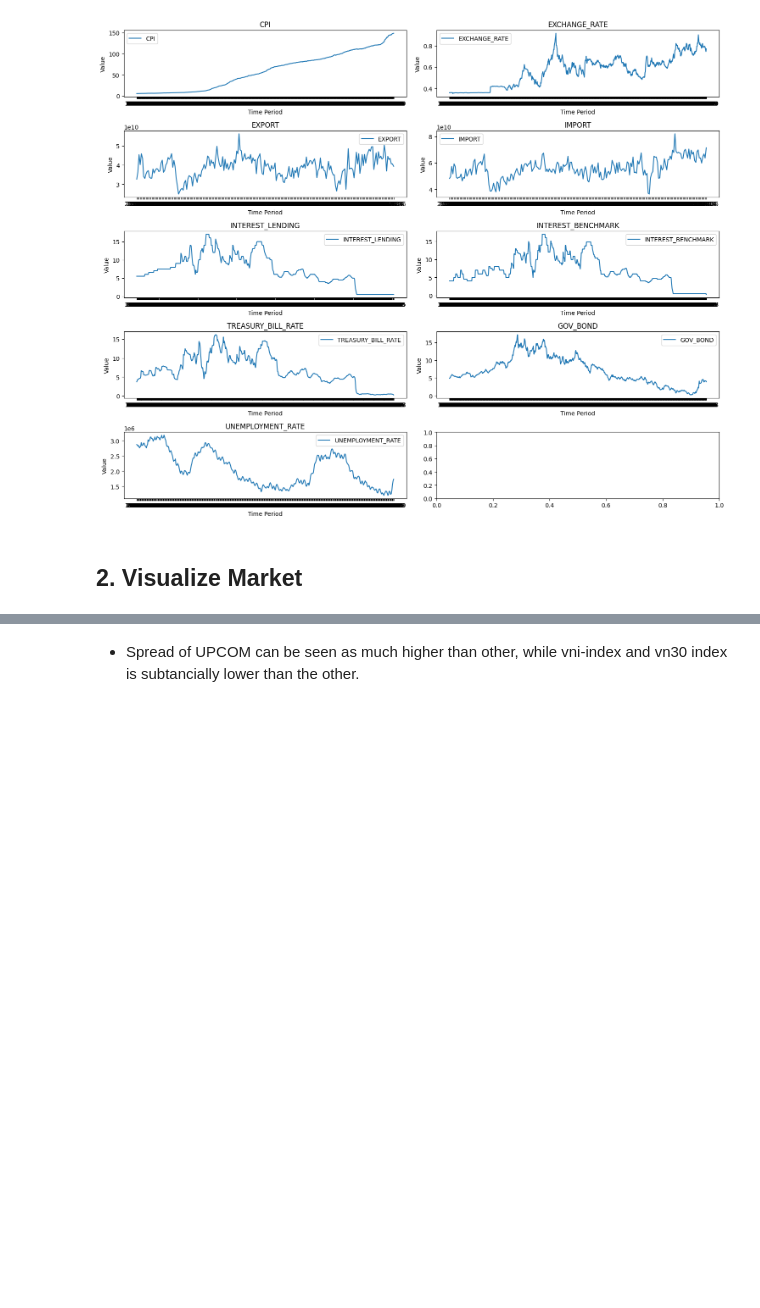
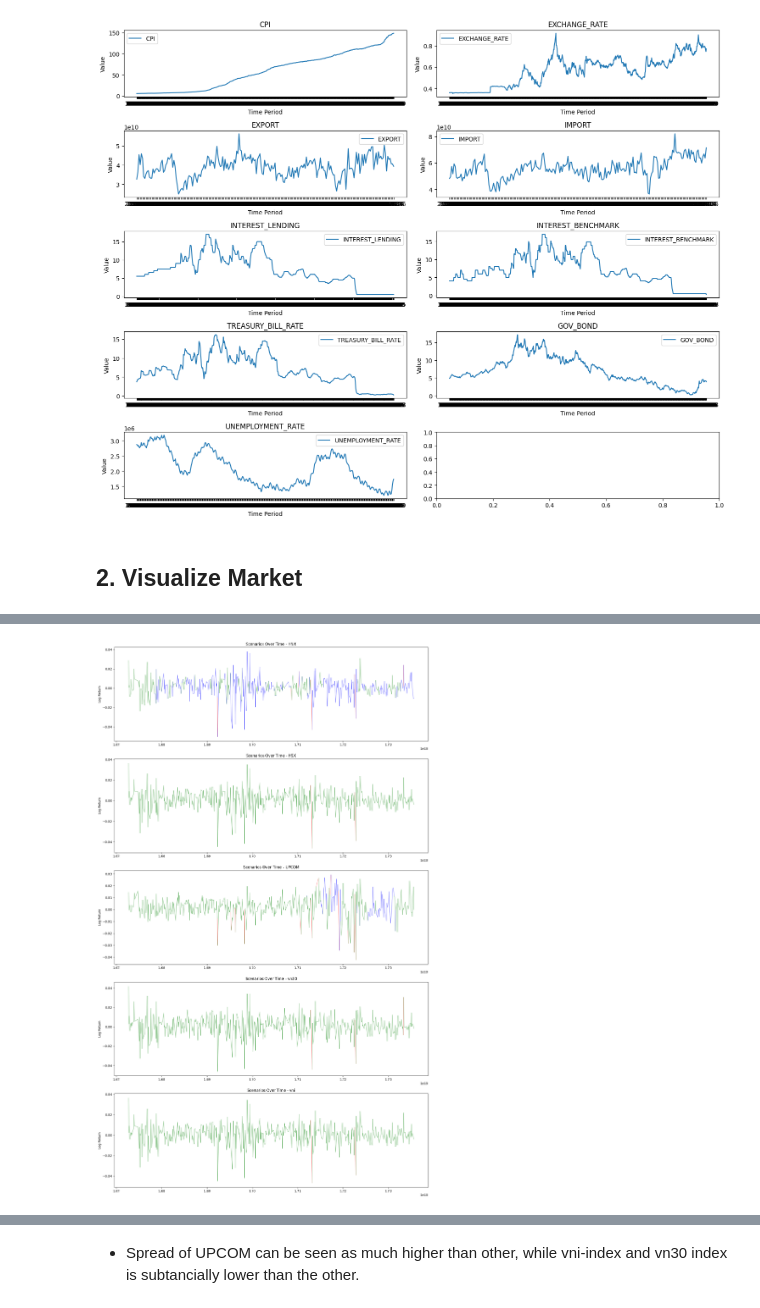
Before and after one commit to nguyentanquocbao/stock, a Jupyter notebook: 1. Macro visualize.ipynb, the cells around one changed output, grey strips where cells are left out. Saved outputs shown, nothing was run; the diff lists cells and outputs as text; code cells hidden in the pictures; blank space fills up the shorter version.

```diff
--- a/1. Macro visualize.ipynb
+++ b/1. Macro visualize.ipynb
@@ -59,0 +66,10 @@ Market_visual = visualize.MarketVisualize(market_data, risk_free_rate=0.05)
+# %%
+# jump, drift, no-drift period with best windows detection
+Market_visual.plot_scenario(
+    return_col="return",
+    manual_windows=None,
+    min_year=2022,
+    jump_threshold=3,
+    drift_threshold=0.00005,
+)
+# %% [output]
@@ -59,0 +81 @@ Market_visual = visualize.MarketVisualize(market_data, risk_free_rate=0.05)
+[figure, added]
```
Also changed, not shown: parts of 13 cells of this notebook, 13 other files.
